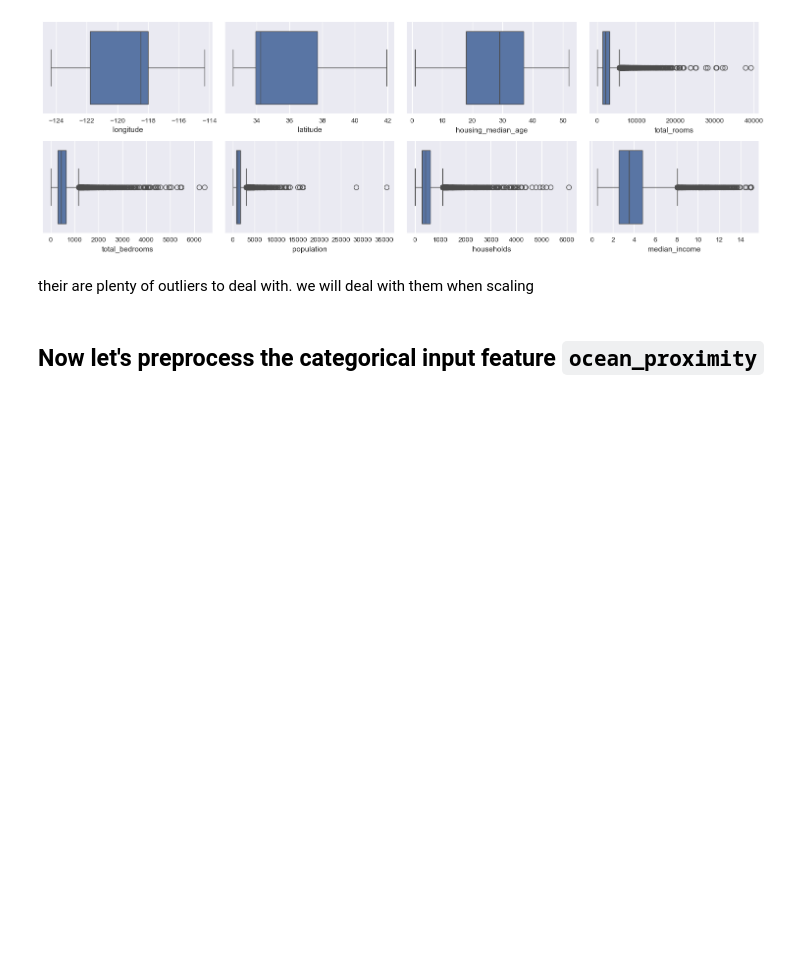
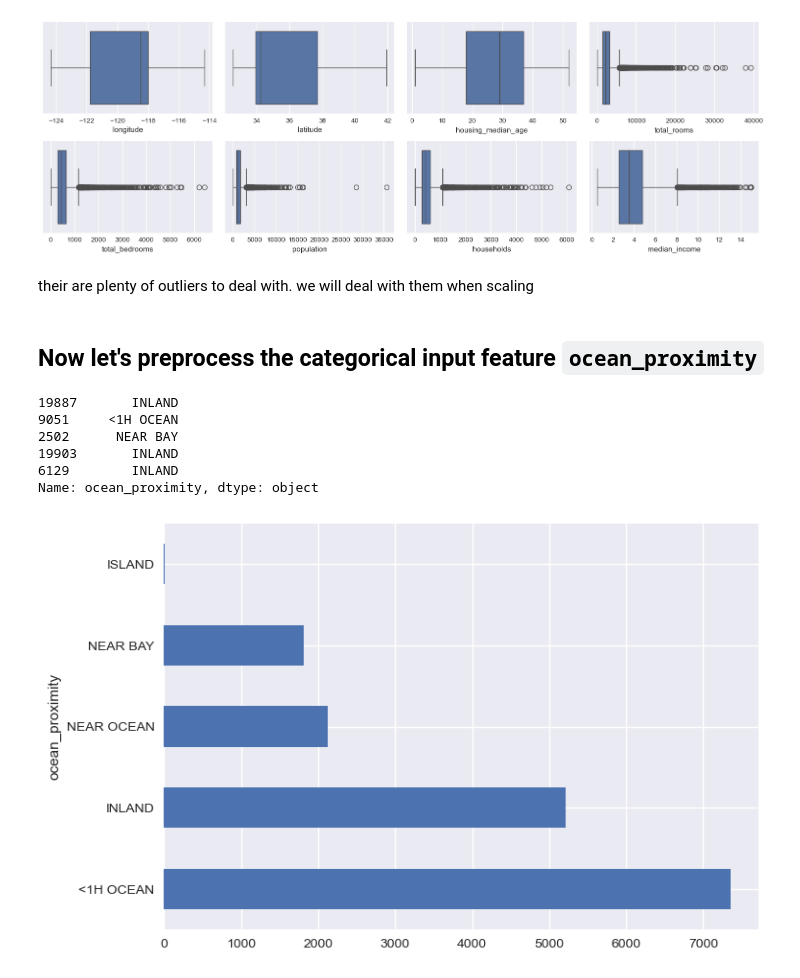
Before and after one commit to nayana-sisil/house_prediction, a Jupyter notebook: EndtoEnd.ipynb, the cells around one changed output. Cells and saved outputs as stored; diff of their text form; code cells hidden in the pictures; blank space fills up the shorter version.

```diff
--- a/EndtoEnd.ipynb
+++ b/EndtoEnd.ipynb
@@ -425,3 +426,19 @@ plt.show()
 their are plenty of outliers to deal with. we will deal with them when scaling
 # %% [markdown]
 ## Now let's preprocess the categorical input feature `ocean_proximity`
+# %%
+housing_cat = housing['ocean_proximity']
+# %%
+housing_cat.head()
+# %% [output]
+19887       INLAND
+9051     <1H OCEAN
+2502      NEAR BAY
+19903       INLAND
+6129        INLAND
+Name: ocean_proximity, dtype: object
+# %%
+housing_cat.value_counts().plot(kind='barh')
+plt.show()
+# %% [output]
+[figure, added]
```
Also changed, not shown: parts of 4 cells of this notebook.
